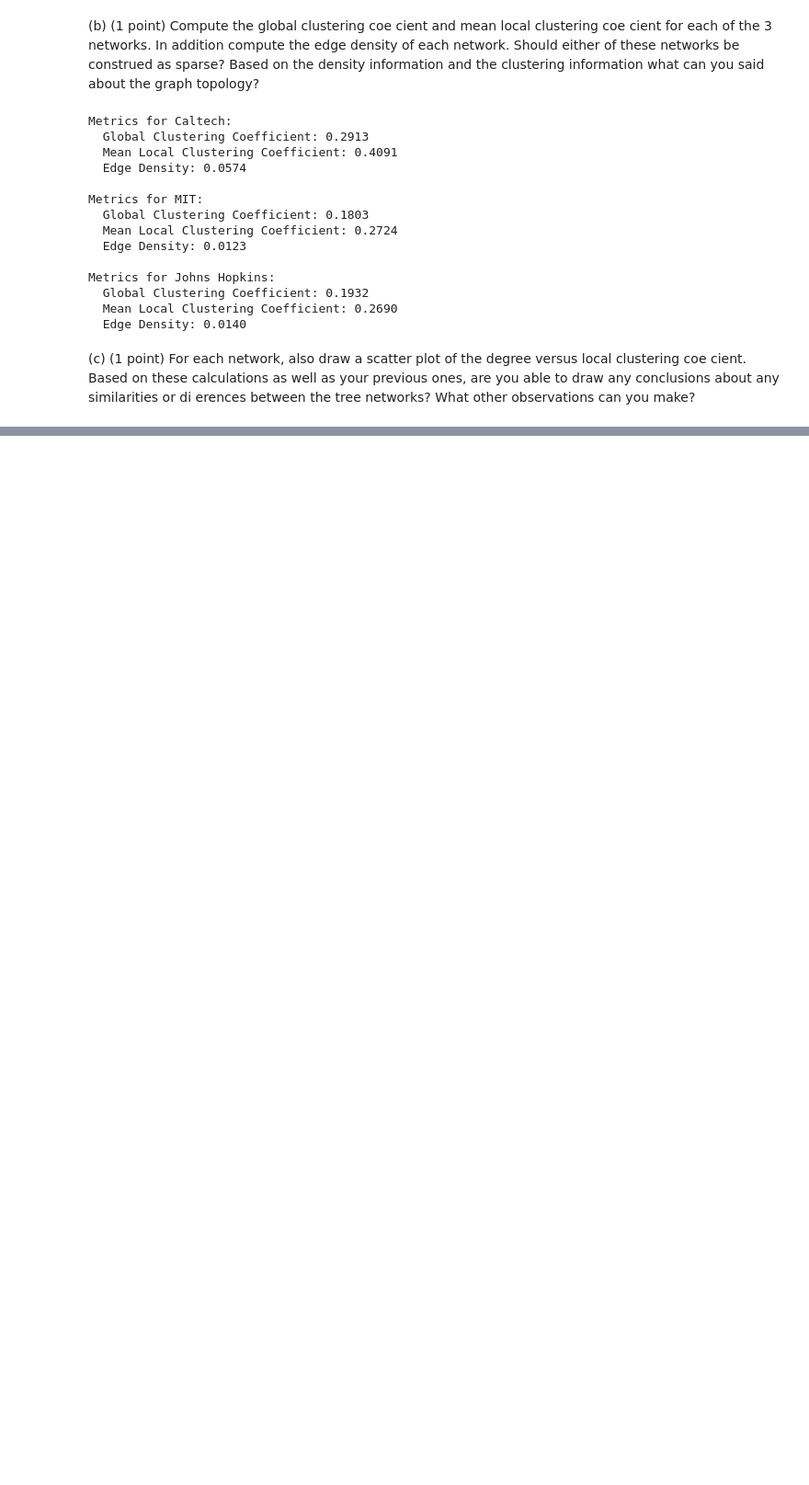
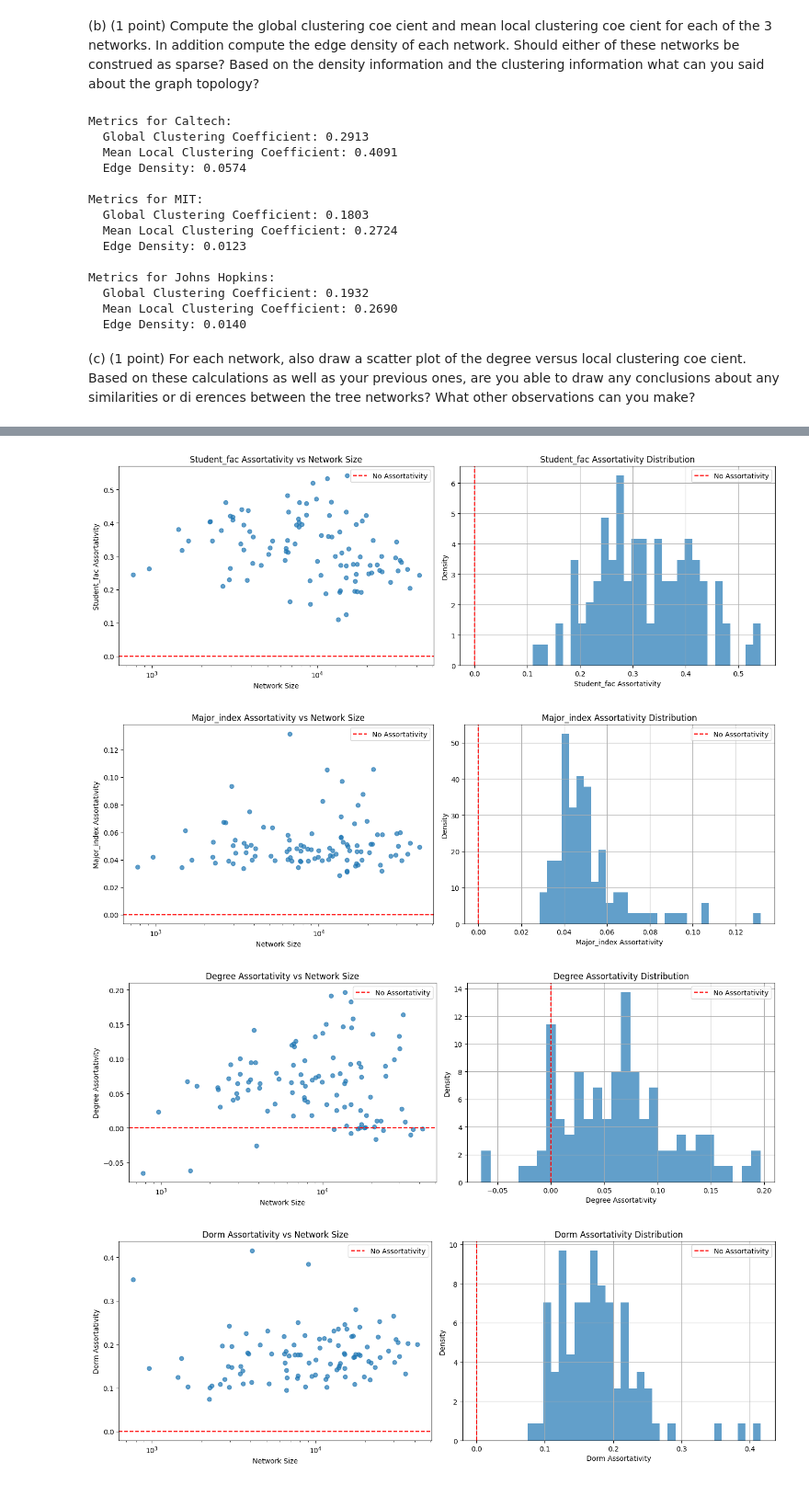
Before and after one commit to ArthurMbraga/network-science-and-graph-learning, a Jupyter notebook: project.ipynb, the cells around one changed output, grey strips where cells are left out. Shown at 92% size. Drawn from its saved outputs; the diff is of its cells as text; code cells hidden in the pictures; blank space fills up the shorter version.

```diff
--- a/project.ipynb
+++ b/project.ipynb
@@ -124,0 +167,20 @@ for name, path in networks.items():
+# %%
+from tqdm.notebook import tqdm
+import os
+import networkx as nx
+import matplotlib.pyplot as plt
+import numpy as np
+import pandas as pd
+from glob import glob
+
+# Step 1: Load .gml files
+data_folder = './data'
+gml_files = glob(os.path.join(data_folder, "*.gml"))
+# Get 1/4 of the files
+gml_files = gml_files[:len(gml_files)]
+
+# Step 2: Initialize results
+results = {
+    'network': [], 'size': [], 'student_fac': [], 'major_index': [],
+    'degree': [], 'dorm': [], 'gender': []
+}
@@ -124,0 +231,34 @@ for name, path in networks.items():
+# %%
+
+# Step 5: Visualization
+attributes = ['student_fac', 'major_index', 'degree', 'dorm', 'gender']
+for attr in attributes:
+    # Scatter plot
+    fig, ax = plt.subplots(1, 2, figsize=(14, 5))
+
+    # Scatter plot
+    ax[0].scatter(results_df['size'], results_df[attr], alpha=0.7)
+    ax[0].axhline(0, color='red', linestyle='--', label='No Assortativity')
+    ax[0].set_xscale('log')
+    ax[0].set_title(f'{attr.capitalize()} Assortativity vs Network Size')
+    ax[0].set_xlabel('Network Size')
+    ax[0].set_ylabel(f'{attr.capitalize()} Assortativity')
+    ax[0].legend()
+
+    # Histogram/Density plot
+    results_df[attr].dropna().hist(bins=30, alpha=0.7, density=True, ax=ax[1])
+    ax[1].axvline(0, color='red', linestyle='--', label='No Assortativity')
+    ax[1].set_title(f'{attr.capitalize()} Assortativity Distribution')
+    ax[1].set_xlabel(f'{attr.capitalize()} Assortativity')
+    ax[1].set_ylabel('Density')
+    ax[1].legend()
+    # Save plot in a file
+    plt.savefig(f'./images/assortativity_{attr}.png')
+
+    plt.tight_layout()
+    plt.show()
+# %% [output]
+[figure, added]
+[figure, added]
+[figure, added]
+[figure, added]
```
Also changed, not shown: parts of 32 cells of this notebook, 19 other files.
